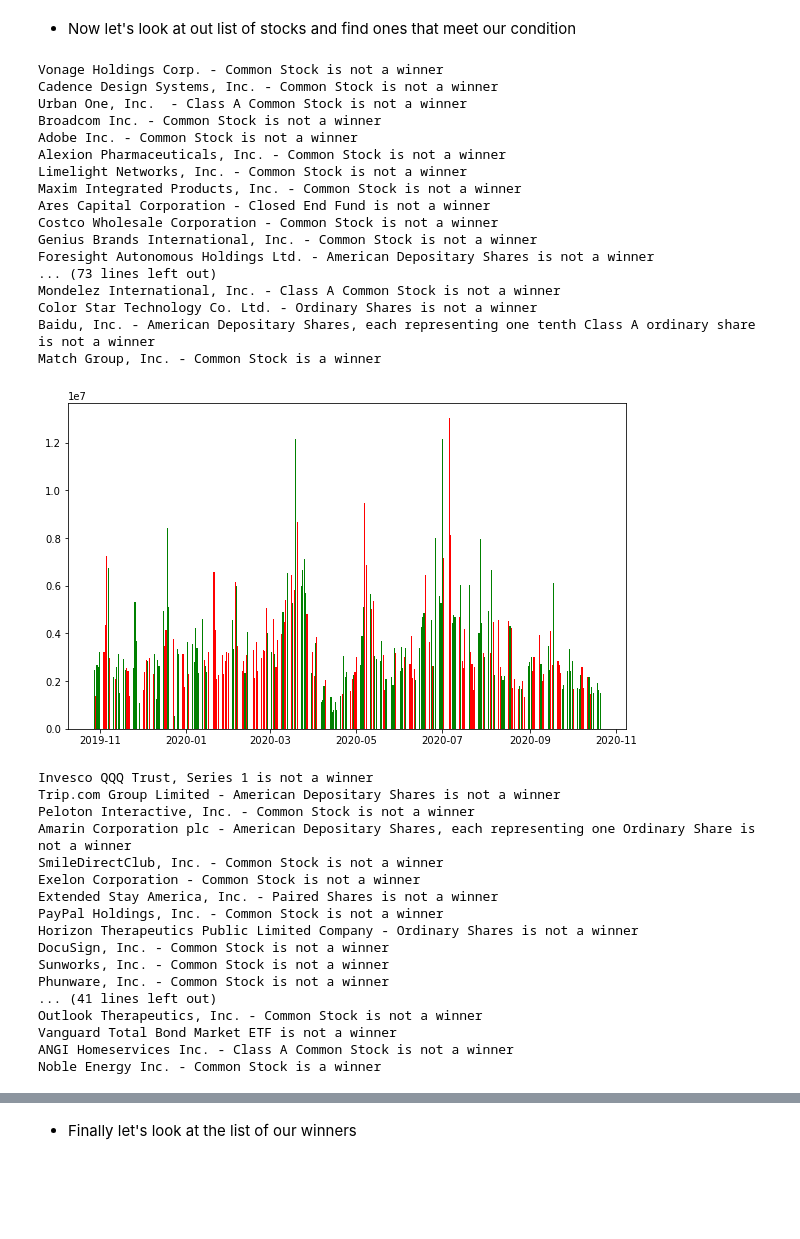
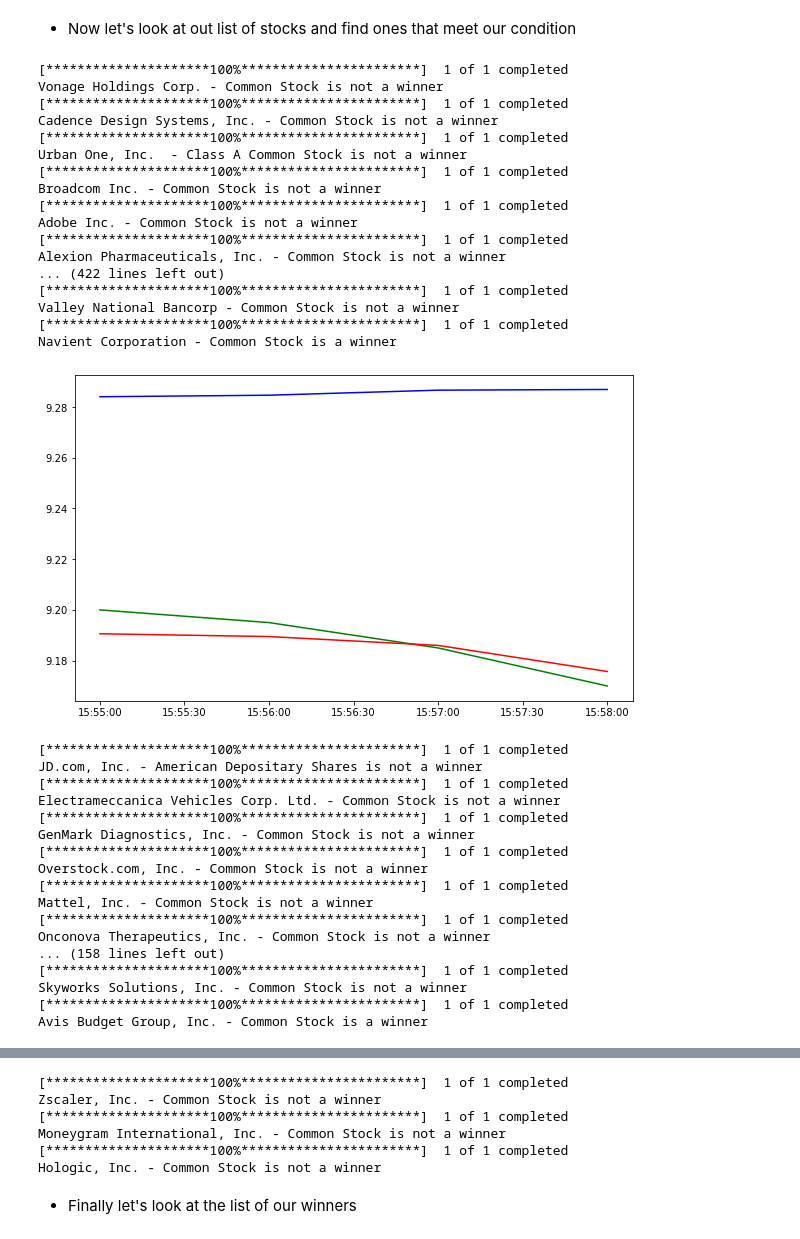
Before and after one commit to dataubc/stock_price_prediction, a Jupyter notebook: short_term/short_term_volume_macd.ipynb, the cells around one changed output, grey strips where cells are left out. Saved outputs shown, nothing was run; the diff lists cells and outputs as text; code cells hidden in the pictures; blank space fills up the shorter version.

Commit message:
added ballinger band to the class

```diff
--- a/short_term/short_term_volume_macd.ipynb
+++ b/short_term/short_term_volume_macd.ipynb
@@ -304,52 +365,56 @@ plt.plot(df['Datetime'],df['macd']);
 # %%
 winners = []  # a list that we will append with stocks that meet out conditions
 
+#i = 0
 for ticker, name in series_tickers.iteritems():
+    #i = i +1
     try:
         my_stock = stock(ticker)
         my_stock.get_df()
         my_stock.macd()
-        if my_stock.is_this_a_winner_macd(colors = ['green','green','red']):
+        if my_stock.is_this_a_winner_ballinger(status_lower = ['normal','below_ballinger','below_ballinger']):
             print(name,'is a winner')
-            my_stock.plot_df()
+            my_stock.plot_df_ballinger()
             winners.append(ticker)
         else:
             print(name,'is not a winner')
     except:
         continue
+    #if i ==1:
+        #break
 # %% [output]
+[*********************100%***********************]  1 of 1 completed
 Vonage Holdings Corp. - Common Stock is not a winner
+[*********************100%***********************]  1 of 1 completed
 Cadence Design Systems, Inc. - Common Stock is not a winner
+[*********************100%***********************]  1 of 1 completed
 Urban One, Inc.  - Class A Common Stock is not a winner
+[*********************100%***********************]  1 of 1 completed
 Broadcom Inc. - Common Stock is not a winner
+[*********************100%***********************]  1 of 1 completed
 Adobe Inc. - Common Stock is not a winner
+[*********************100%***********************]  1 of 1 completed
 Alexion Pharmaceuticals, Inc. - Common Stock is not a winner
-Limelight Networks, Inc. - Common Stock is not a winner
-Maxim Integrated Products, Inc. - Common Stock is not a winner
-Ares Capital Corporation - Closed End Fund is not a winner
-Costco Wholesale Corporation - Common Stock is not a winner
-Genius Brands International, Inc. - Common Stock is not a winner
-Foresight Autonomous Holdings Ltd. - American Depositary Shares is not a winner
-... (73 lines left out)
-Mondelez International, Inc. - Class A Common Stock is not a winner
-Color Star Technology Co. Ltd. - Ordinary Shares is not a winner
-Baidu, Inc. - American Depositary Shares, each representing one tenth Class A ordinary share is not a winner
-Match Group, Inc. - Common Stock is a winner
+... (422 lines left out)
+[*********************100%***********************]  1 of 1 completed
+Valley National Bancorp - Common Stock is not a winner
+[*********************100%***********************]  1 of 1 completed
+Navient Corporation - Common Stock is a winner
-[figure, old version]
+[figure, new version]
-Invesco QQQ Trust, Series 1 is not a winner
-Trip.com Group Limited - American Depositary Shares is not a winner
-Peloton Interactive, Inc. - Common Stock is not a winner
-Amarin Corporation plc - American Depositary Shares, each representing one Ordinary Share is not a winner
-SmileDirectClub, Inc. - Common Stock is not a winner
-Exelon Corporation - Common Stock is not a winner
-Extended Stay America, Inc. - Paired Shares is not a winner
-PayPal Holdings, Inc. - Common Stock is not a winner
-Horizon Therapeutics Public Limited Company - Ordinary Shares is not a winner
-DocuSign, Inc. - Common Stock is not a winner
-Sunworks, Inc. - Common Stock is not a winner
-Phunware, Inc. - Common Stock is not a winner
-... (41 lines left out)
-Outlook Therapeutics, Inc. - Common Stock is not a winner
-Vanguard Total Bond Market ETF is not a winner
-ANGI Homeservices Inc. - Class A Common Stock is not a winner
-Noble Energy Inc. - Common Stock is a winner
+[*********************100%***********************]  1 of 1 completed
+JD.com, Inc. - American Depositary Shares is not a winner
+[*********************100%***********************]  1 of 1 completed
+Electrameccanica Vehicles Corp. Ltd. - Common Stock is not a winner
+[*********************100%***********************]  1 of 1 completed
+GenMark Diagnostics, Inc. - Common Stock is not a winner
+[*********************100%***********************]  1 of 1 completed
+Overstock.com, Inc. - Common Stock is not a winner
+[*********************100%***********************]  1 of 1 completed
+Mattel, Inc. - Common Stock is not a winner
+[*********************100%***********************]  1 of 1 completed
+Onconova Therapeutics, Inc. - Common Stock is not a winner
+... (158 lines left out)
+[*********************100%***********************]  1 of 1 completed
+Skyworks Solutions, Inc. - Common Stock is not a winner
+[*********************100%***********************]  1 of 1 completed
+Avis Budget Group, Inc. - Common Stock is a winner
@@ -374,3 +425,9 @@ Hologic, Inc. - Common Stock is not a winner
+[*********************100%***********************]  1 of 1 completed
+Zscaler, Inc. - Common Stock is not a winner
+[*********************100%***********************]  1 of 1 completed
+Moneygram International, Inc. - Common Stock is not a winner
+[*********************100%***********************]  1 of 1 completed
+Hologic, Inc. - Common Stock is not a winner
 # %% [markdown]
 - Finally let's look at the list of our winners
 # %%
```
Also changed, not shown: parts of 16 cells of this notebook.
